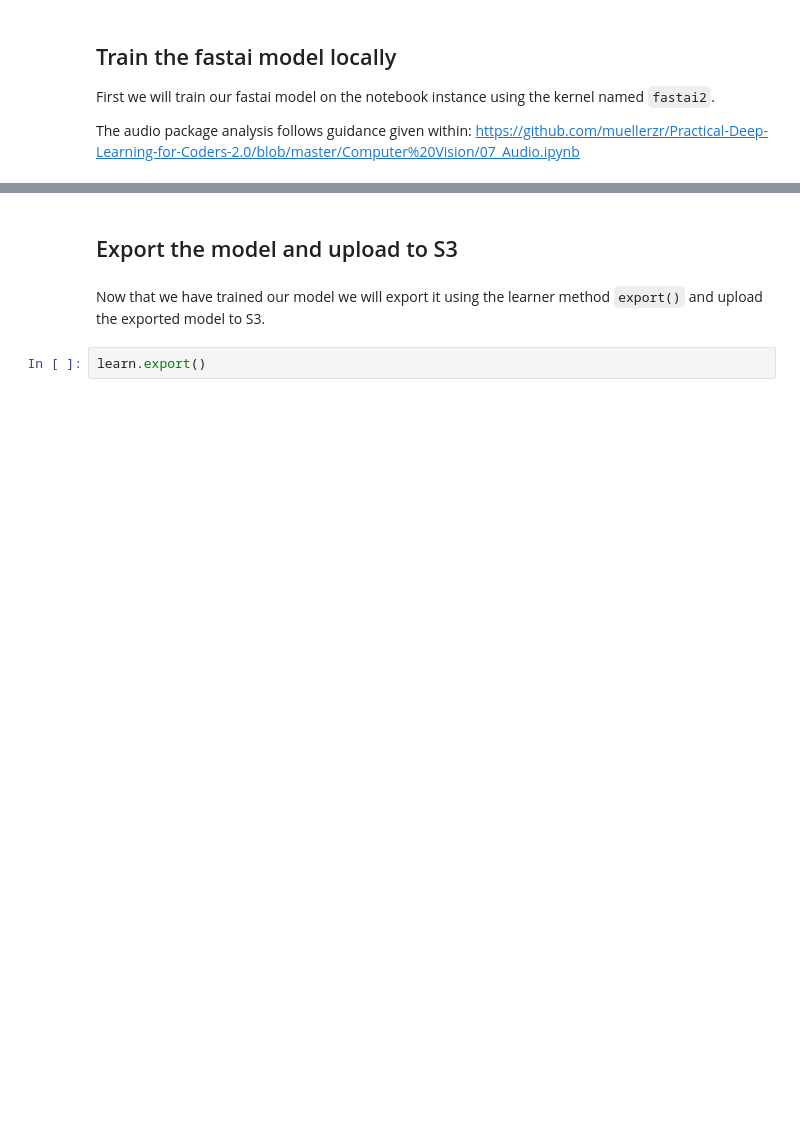
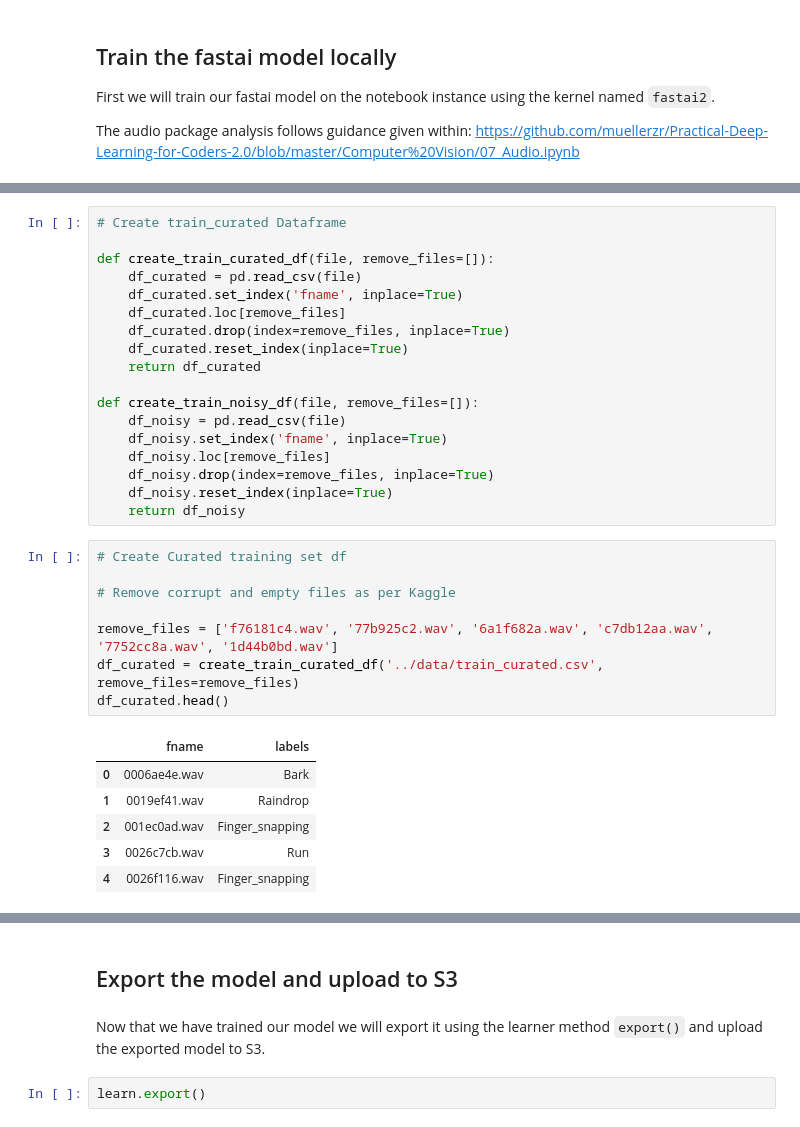
Before and after one commit to mikful/udacity-mlend-capstone, a Jupyter notebook: fastai2_deploy_sagemaker.ipynb, the cells around one changed output, grey strips where cells are left out. Drawn from its saved outputs; the diff is of its cells as text; blank space fills up the shorter version.

```diff
--- a/fastai2_deploy_sagemaker.ipynb
+++ b/fastai2_deploy_sagemaker.ipynb
@@ -49,0 +57,33 @@ ModuleNotFoundError: No module named 'fastai2_audio'
+# %%
+# Create train_curated Dataframe
+
+def create_train_curated_df(file, remove_files=[]):
+    df_curated = pd.read_csv(file)
+    df_curated.set_index('fname', inplace=True)
+    df_curated.loc[remove_files]
+    df_curated.drop(index=remove_files, inplace=True)
+    df_curated.reset_index(inplace=True)
+    return df_curated
+
+def create_train_noisy_df(file, remove_files=[]):
+    df_noisy = pd.read_csv(file)
+    df_noisy.set_index('fname', inplace=True)
+    df_noisy.loc[remove_files]
+    df_noisy.drop(index=remove_files, inplace=True)
+    df_noisy.reset_index(inplace=True)
+    return df_noisy
+# %%
+# Create Curated training set df
+
+# Remove corrupt and empty files as per Kaggle
+
+remove_files = ['f76181c4.wav', '77b925c2.wav', '6a1f682a.wav', 'c7db12aa.wav', '7752cc8a.wav', '1d44b0bd.wav']
+df_curated = create_train_curated_df('../data/train_curated.csv', remove_files=remove_files)
+df_curated.head()
+# %% [output]
+|  | fname | labels |
+| 0 | 0006ae4e.wav | Bark |
+| 1 | 0019ef41.wav | Raindrop |
+| 2 | 001ec0ad.wav | Finger_snapping |
+| 3 | 0026c7cb.wav | Run |
+| 4 | 0026f116.wav | Finger_snapping |
```
Also changed, not shown: parts of 73 cells of this notebook.
